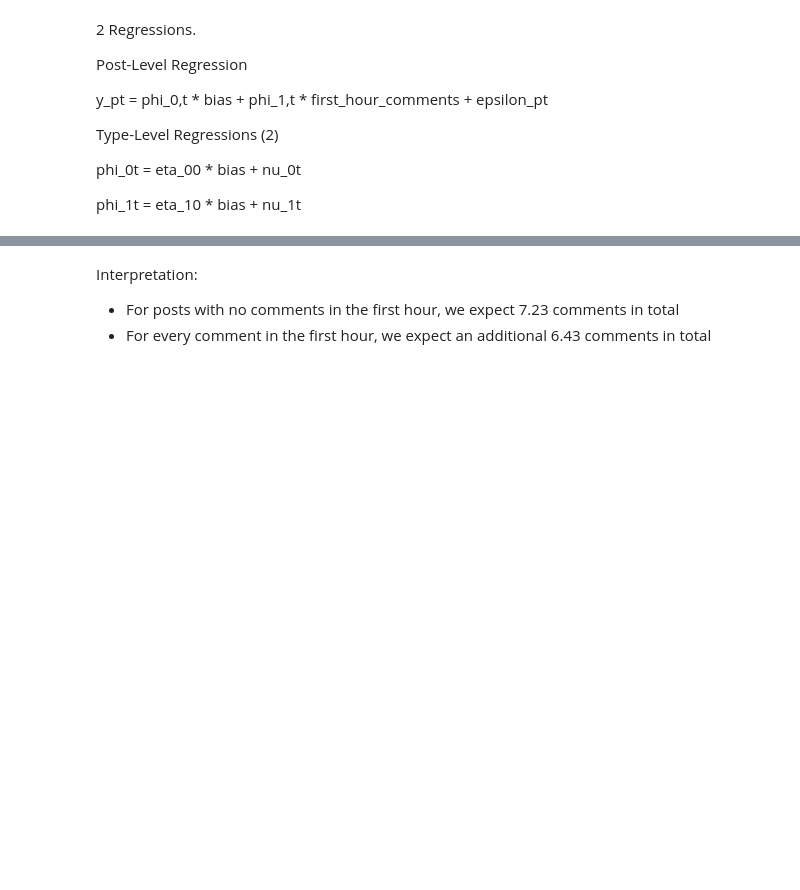
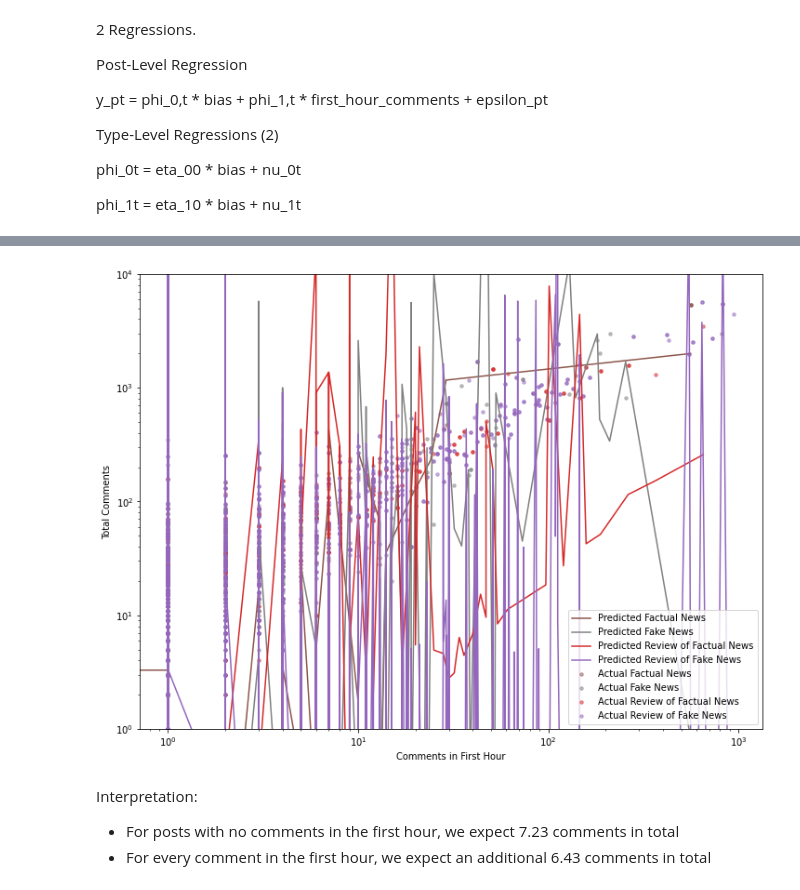
Before and after one commit to ageil/Probabilistic-Programming, a Jupyter notebook: model/CompleteModel.ipynb, the cells around one changed output, grey strips where cells are left out. Cells and saved outputs as stored; diff of their text form; code cells hidden in the pictures; blank space fills up the shorter version.

```diff
--- a/model/CompleteModel.ipynb
+++ b/model/CompleteModel.ipynb
@@ -245,3 +163,8 @@ plt.show()
+# %%
+y_pred = get_y_pred(p_data, t_data, s_data, r_data, p_types, p_stories, p_subreddits)
+plot_predictions(original_p_data, y, y_pred, p_types, indep=4)
+# %% [output]
+[figure, added]
 # %% [markdown]
 Interpretation:
 
```
Also changed, not shown: parts of 48 cells of this notebook, 3 other files.
